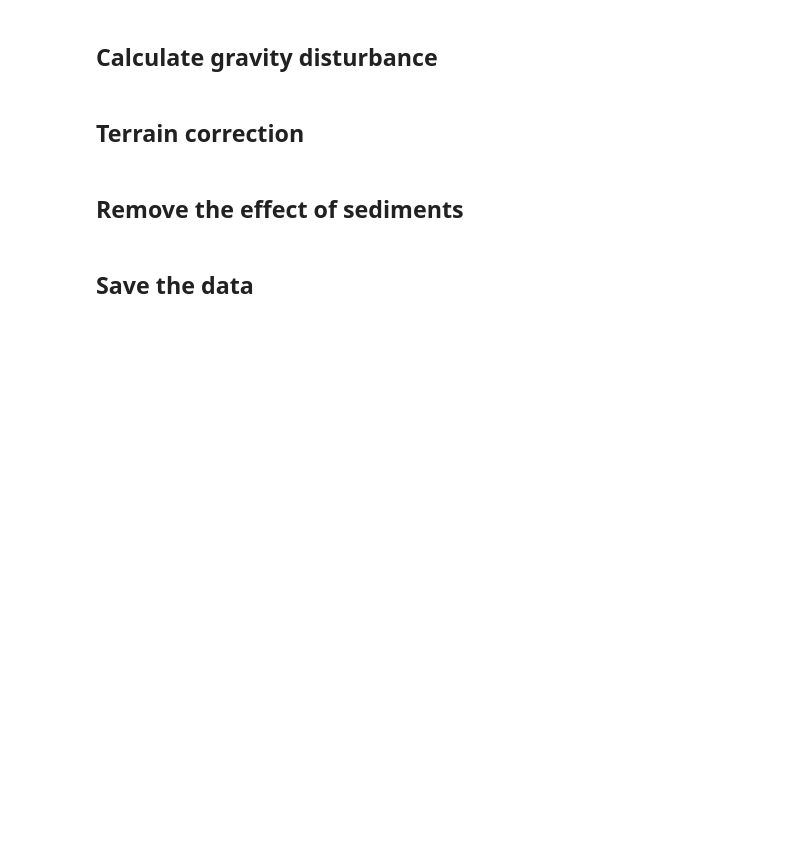
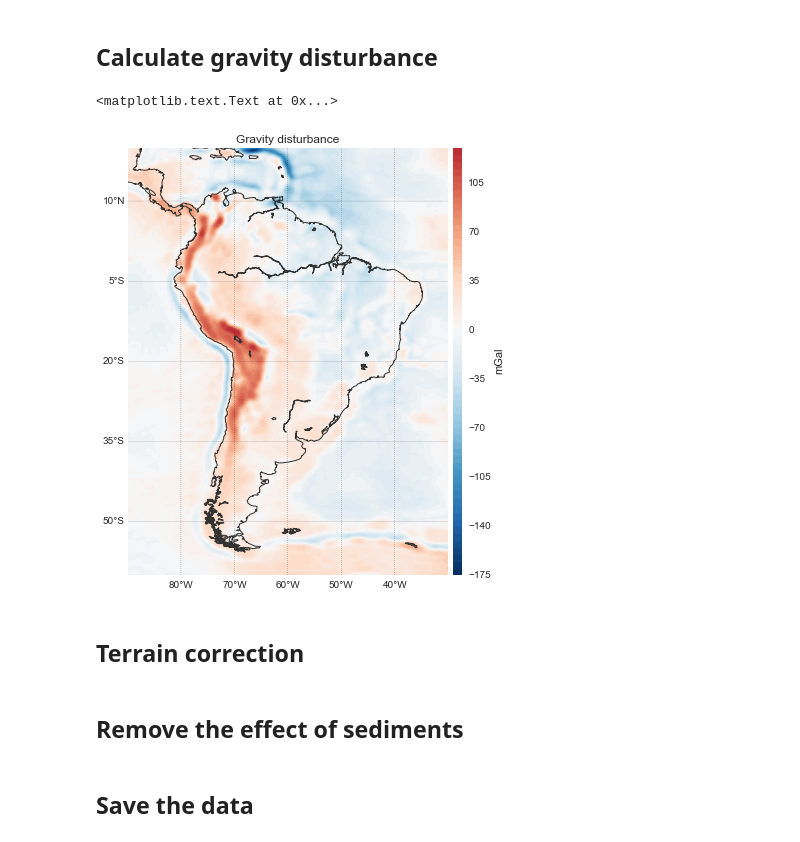
Before and after one commit to pinga-lab/paper-moho-inversion-tesseroids, a Jupyter notebook: notebooks/south-america-gravity-data.ipynb, the cells around one changed output. Drawn from its saved outputs; the diff is of its cells as text; code cells hidden in the pictures; blank space fills up the shorter version.

```diff
--- a/notebooks/south-america-gravity-data.ipynb
+++ b/notebooks/south-america-gravity-data.ipynb
@@ -95,5 +105,14 @@ plt.tight_layout(pad=0)
 # %% [markdown]
 ## Calculate gravity disturbance
+# %%
+disturbance = grav - normal_gravity.gamma_closed_form(lat, height)
+# %%
+plot_data(lat, lon, disturbance, shape, 'RdBu_r')
+bm.drawcoastlines(color="#333333")
+plt.title('Gravity disturbance')
+# %% [output]
+<matplotlib.text.Text at 0x...>
+[figure, added]
 # %% [markdown]
 ## Terrain correction
 # %% [markdown]
```
Also changed, not shown: parts of 5 cells of this notebook.
